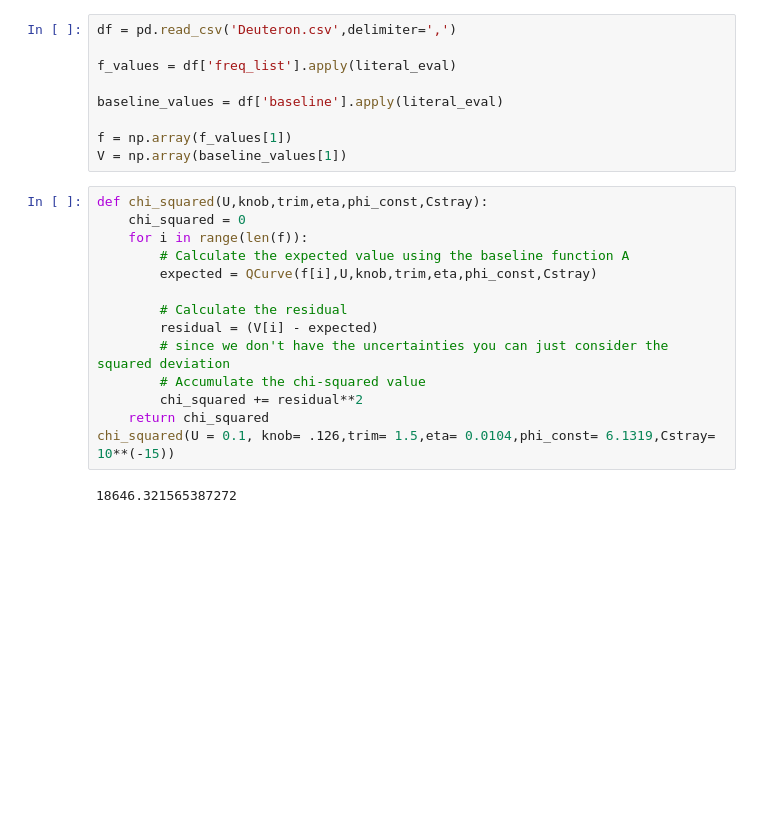
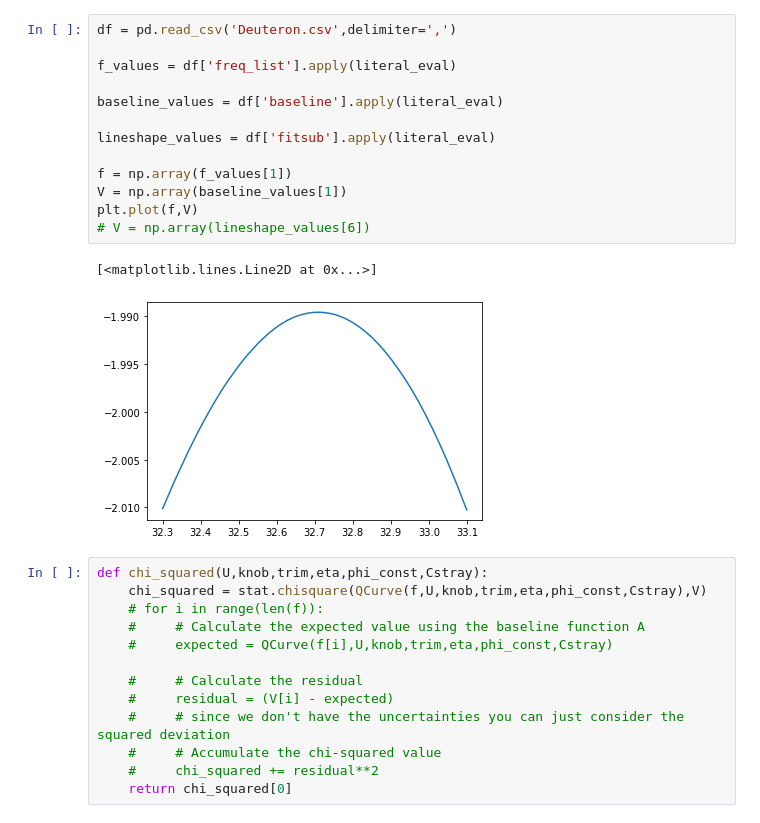
Before and after one commit to uva-spin/ANN-NMR, a Jupyter notebook: Q-Meter_Minuit_Fitting/Minuit Fitting.ipynb, the cells around one changed output. Cells and saved outputs as stored; diff of their text form; blank space fills up the shorter version.

```diff
--- a/Q-Meter_Minuit_Fitting/Minuit Fitting.ipynb
+++ b/Q-Meter_Minuit_Fitting/Minuit Fitting.ipynb
@@ -264,26 +312,30 @@ def Lineshape():
 # %%
 df = pd.read_csv('Deuteron.csv',delimiter=',')
 
 f_values = df['freq_list'].apply(literal_eval)
 
 baseline_values = df['baseline'].apply(literal_eval)
 
+lineshape_values = df['fitsub'].apply(literal_eval)
+
 f = np.array(f_values[1])
 V = np.array(baseline_values[1])
+plt.plot(f,V)
+# V = np.array(lineshape_values[6])
+# %% [output]
+[<matplotlib.lines.Line2D at 0x...>]
+[figure, added]
 # %%
 def chi_squared(U,knob,trim,eta,phi_const,Cstray):
-    chi_squared = 0
-    for i in range(len(f)):
-        # Calculate the expected value using the baseline function A
-        expected = QCurve(f[i],U,knob,trim,eta,phi_const,Cstray)
+    chi_squared = stat.chisquare(QCurve(f,U,knob,trim,eta,phi_const,Cstray),V)
+    # for i in range(len(f)):
+    #     # Calculate the expected value using the baseline function A
+    #     expected = QCurve(f[i],U,knob,trim,eta,phi_const,Cstray)
 
-        # Calculate the residual
-        residual = (V[i] - expected)
-        # since we don't have the uncertainties you can just consider the squared deviation
-        # Accumulate the chi-squared value
-        chi_squared += residual**2
-    return chi_squared
-chi_squared(U = 0.1, knob= .126,trim= 1.5,eta= 0.0104,phi_const= 6.1319,Cstray= 10**(-15))
+    #     # Calculate the residual
+    #     residual = (V[i] - expected)
+    #     # since we don't have the uncertainties you can just consider the squared deviation
+    #     # Accumulate the chi-squared value
+    #     chi_squared += residual**2
+    return chi_squared[0]
-# %% [output]
-18646.321565387272
 # %%
```
Also changed, not shown: parts of 9 cells of this notebook, 3 other files.
